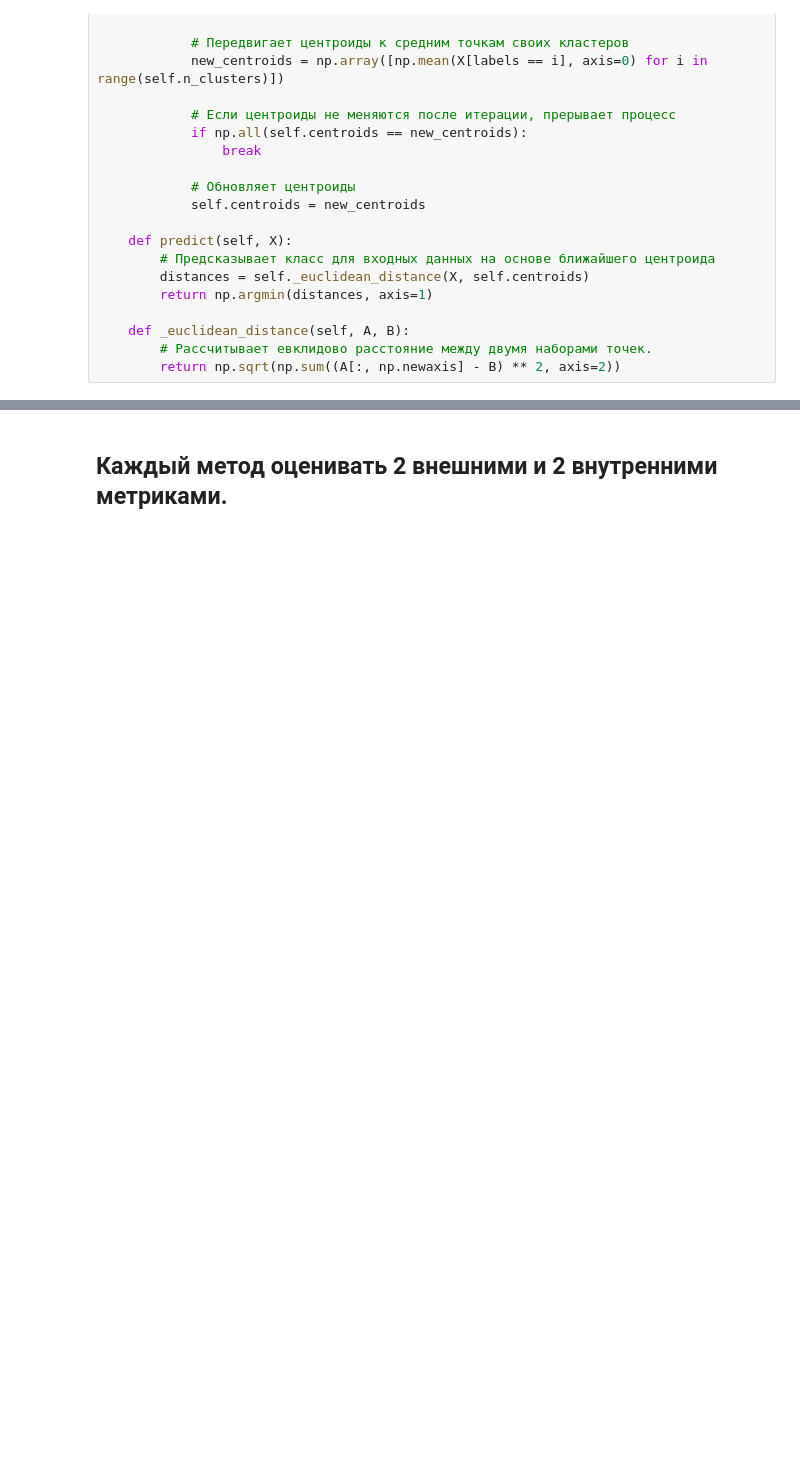
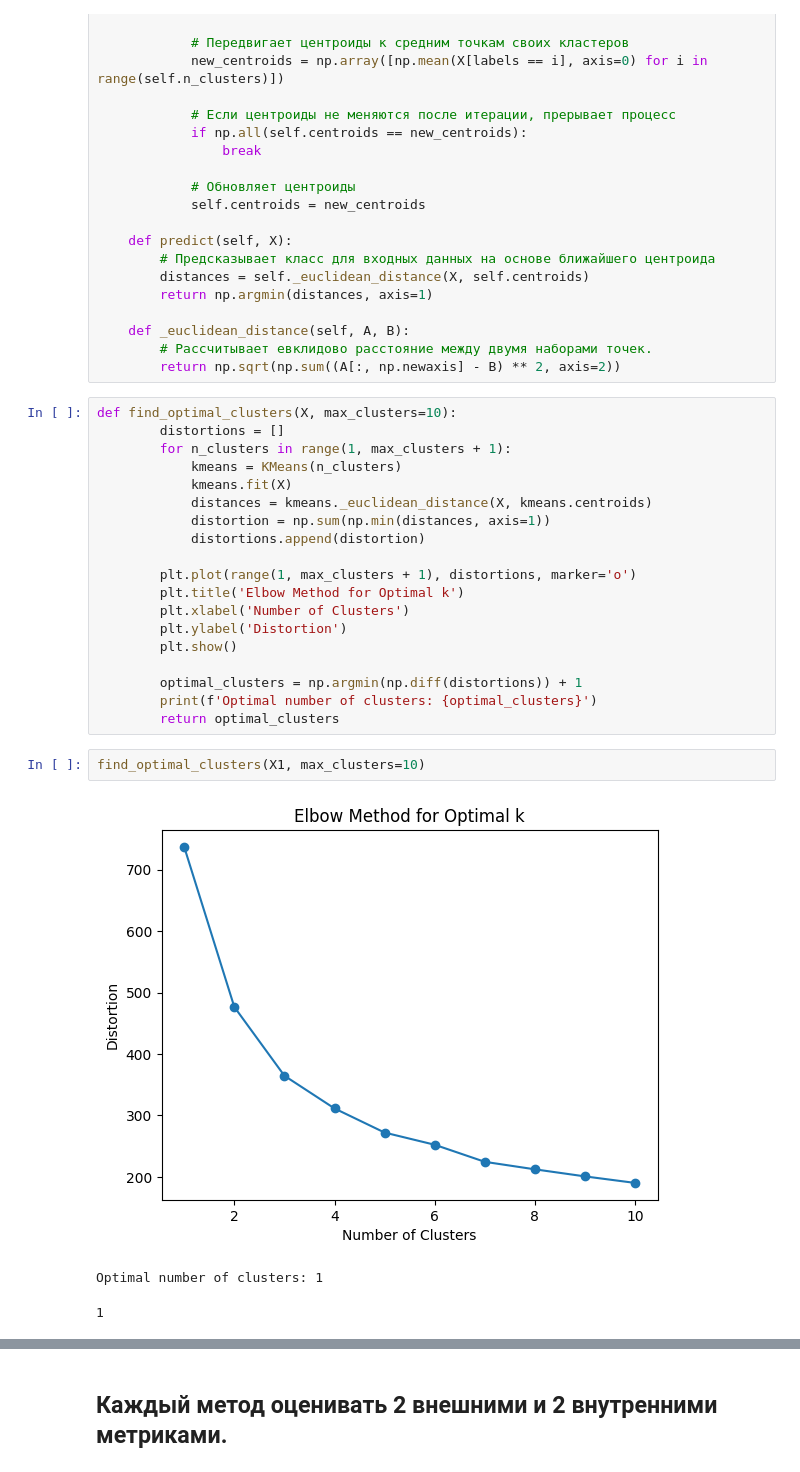
Before and after one commit to RiverSpider/Machine-Learning, a Jupyter notebook: notebook/lab6_Раевских_ФИТ-222.ipynb, the cells around one changed output, grey strips where cells are left out. Drawn from its saved outputs; the diff is of its cells as text; blank space fills up the shorter version.

```diff
--- a/notebook/lab6_Раевских_ФИТ-222.ipynb
+++ b/notebook/lab6_Раевских_ФИТ-222.ipynb
@@ -271,6 +271,31 @@ class KMeans:
     def _euclidean_distance(self, A, B):
         # Рассчитывает евклидово расстояние между двумя наборами точек.
         return np.sqrt(np.sum((A[:, np.newaxis] - B) ** 2, axis=2))
+# %%
+def find_optimal_clusters(X, max_clusters=10):
+        distortions = []
+        for n_clusters in range(1, max_clusters + 1):
+            kmeans = KMeans(n_clusters)
+            kmeans.fit(X)
+            distances = kmeans._euclidean_distance(X, kmeans.centroids)
+            distortion = np.sum(np.min(distances, axis=1))
+            distortions.append(distortion)
+
+        plt.plot(range(1, max_clusters + 1), distortions, marker='o')
+        plt.title('Elbow Method for Optimal k')
+        plt.xlabel('Number of Clusters')
+        plt.ylabel('Distortion')
+        plt.show()
+
+        optimal_clusters = np.argmin(np.diff(distortions)) + 1
+        print(f'Optimal number of clusters: {optimal_clusters}')
+        return optimal_clusters
+# %%
+find_optimal_clusters(X1, max_clusters=10)
+# %% [output]
+[figure, added]
+Optimal number of clusters: 1
+1
 # %%
 kmeans = KMeans(n_clusters=2)
 kmeans.fit(X1)
```
Also changed, not shown: parts of 20 cells of this notebook, 9 other files.
